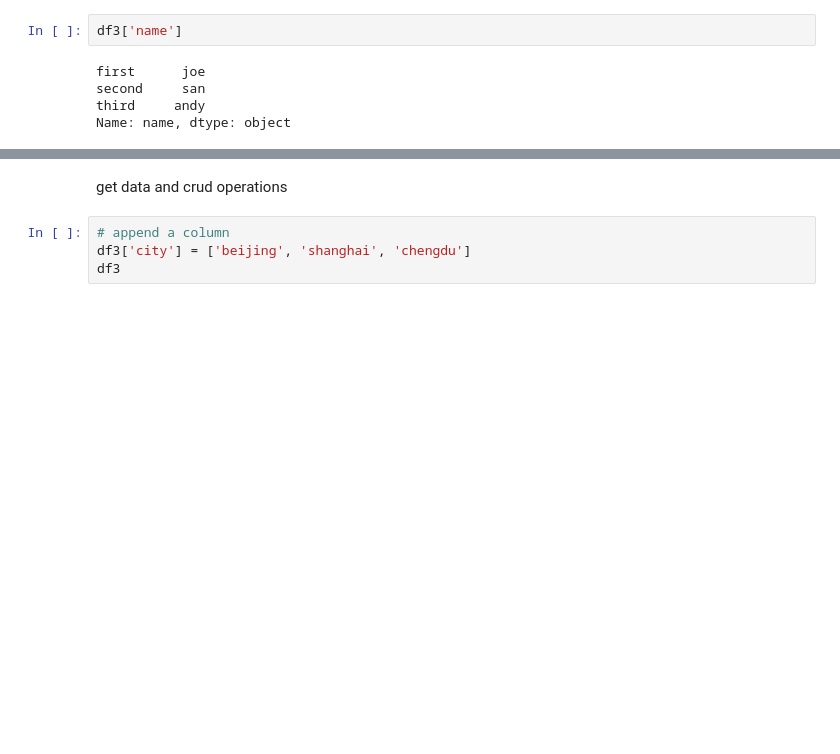
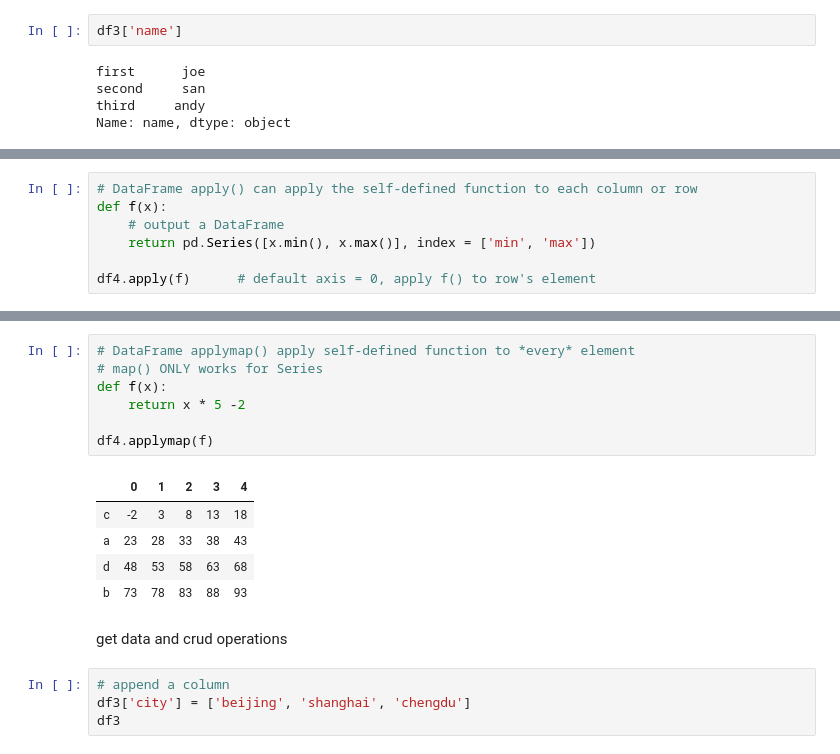
Before and after one commit to wenyuc/learning_ai_note, a Jupyter notebook: pandas_dataframe.ipynb, the cells around one changed output, grey strips where cells are left out. Cells and saved outputs as stored; diff of their text form; blank space fills up the shorter version.

```diff
--- a/pandas_dataframe.ipynb
+++ b/pandas_dataframe.ipynb
@@ -78,0 +172,7 @@ Name: name, dtype: object
+# %%
+# DataFrame apply() can apply the self-defined function to each column or row
+def f(x):
+    # output a DataFrame
+    return pd.Series([x.min(), x.max()], index = ['min', 'max'])
+
+df4.apply(f)      # default axis = 0, apply f() to row's element
@@ -79,3 +191,16 @@ Name: name, dtype: object
+# %%
+# DataFrame applymap() apply self-defined function to *every* element
+# map() ONLY works for Series
+def f(x):
+    return x * 5 -2
+
+df4.applymap(f)
+# %% [output]
+|  | 0 | 1 | 2 | 3 | 4 |
+| c | -2 | 3 | 8 | 13 | 18 |
+| a | 23 | 28 | 33 | 38 | 43 |
+| d | 48 | 53 | 58 | 63 | 68 |
+| b | 73 | 78 | 83 | 88 | 93 |
 # %% [markdown]
 get data and crud operations
 # %%
```
Also changed, not shown: parts of 24 cells of this notebook.
